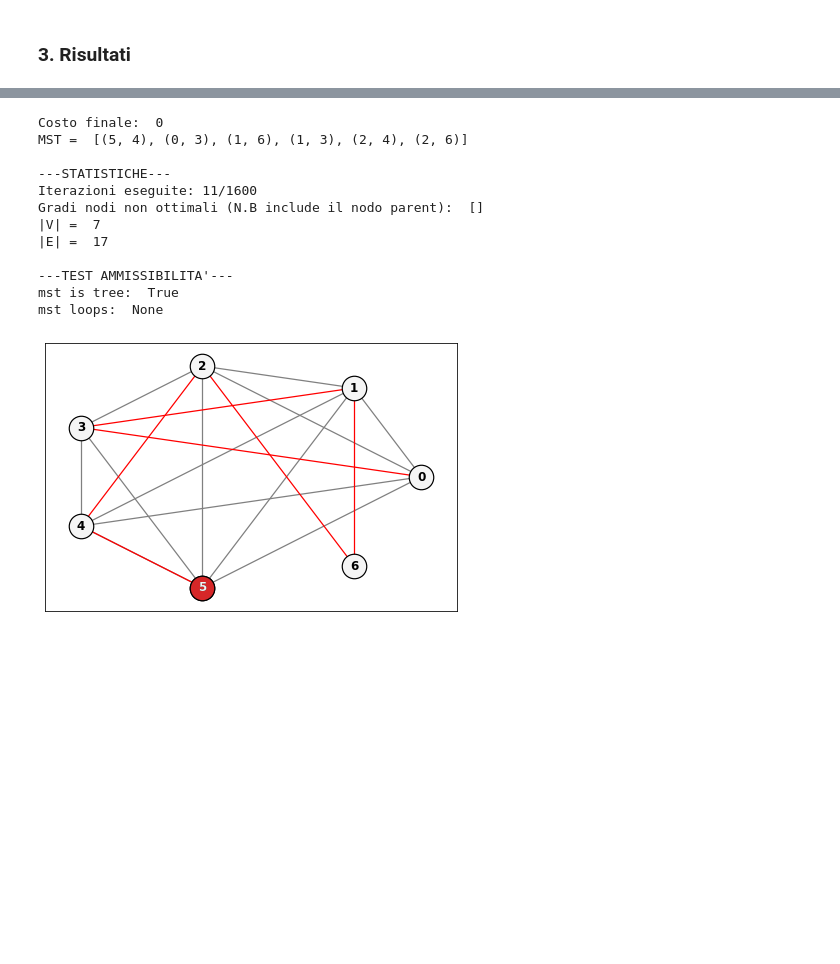
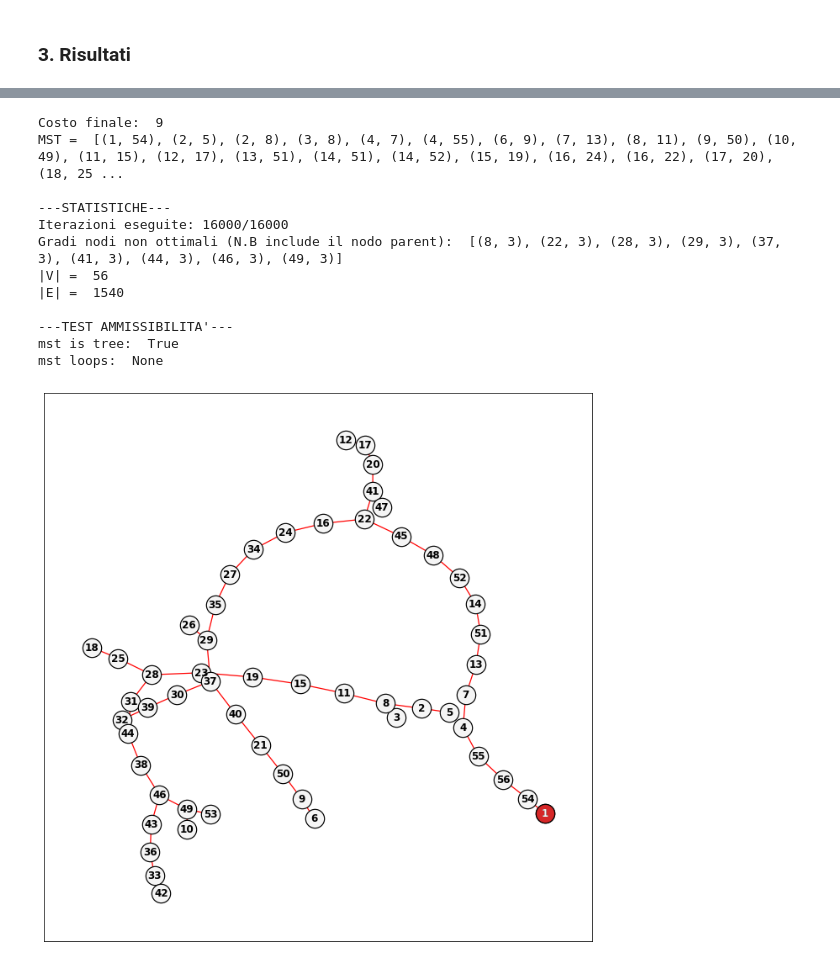
Before and after one commit to floysh/OR-project, a Jupyter notebook: progetto.ipynb, the cells around one changed output, grey strips where cells are left out. Saved outputs shown, nothing was run; the diff lists cells and outputs as text; code cells hidden in the pictures; blank space fills up the shorter version.

```diff
--- a/progetto.ipynb
+++ b/progetto.ipynb
@@ -20,8 +9,9 @@ import matplotlib.pyplot as plt
 # PARAMETRI GENERALI
 OUT_DIR = "out" # dove salvare i disegni dei grafi (x debug)
 
-MAX_NODES = 26
-GRAPH_GENERATOR = "NX_COMPLETE" # [NX_ATLAS | NX_COMPLETE | CUSTOM ]
+ROOT_NODE = 1
+MAX_NODES = 56
+GRAPH_GENERATOR = "NX_COMPLETE_GRAPH" # [NX_ATLAS | NX_COMPLETE_GRAPH | CUSTOM ]
 # %% [markdown]
 ### Inizializzazione
 # %%
@@ -32,6 +22,7 @@ GRAPH_GENERATOR = "NX_COMPLETE" # [NX_ATLAS | NX_COMPLETE | CUSTOM ]
 
 # Grafo di test
 if not "GRAPH_GENERATOR" in globals() or GRAPH_GENERATOR == "CUSTOM":
+    print("[INFO] Uso generatore mio")
     G = nx.Graph()
     G.add_nodes_from([
         x for x in range(1, MAX_NODES+1)
@@ -57,13 +48,17 @@ else :
             # 420
             # 969
             # 1196
-            G = nx.graph_atlas(969)
+            atlas_num = 969
+            print("[INFO] Uso generatore nx.atlas (seed={})".format(atlas_num))
+            G = nx.graph_atlas(atlas_num)
         case "NX_COMPLETE_GRAPH":
+            print("[INFO] Uso generatore grafo completo (n={})".format(MAX_NODES))
             G = nx.complete_graph(range(1,MAX_NODES+1))
         case _:
             # robetta semplice
+            atlas_num = 1234
             print("[WARN] Generatore non valido, uso grafo di test (nx.atlas, id=1234)")
-            G = nx.graph_atlas(1234)
+            G = nx.graph_atlas(atlas_num)
 
 # Prepara directory in cui salvare i rendering
 OUT_DIR = os.path.join(os.getcwd(),OUT_DIR)
@@ -78,15 +73,18 @@ def draw_graph(graph, MST=nx.empty_graph(), root_node=None):
     # adapted from:
     # https://stackoverflow.com/questions/60164893/highlighting-certain-nodes-edges-in-networkx-issues-with-using-zip
 
-    nodes_shared_options = {"node_size": 600, "edgecolors": "black", "linewidths": 1.2}
+    nodes_shared_options = {"node_size": 500, "edgecolors": "black", "linewidths": 1.2}
     edges_shared_options = {"connectionstyle": 'arc3', "width": 1.25}
 
     # Get position using spring layout
-    #pos = nx.spring_layout(graph, seed=1234)
-    pos = nx.circular_layout(graph)
+    pos = nx.spring_layout(graph, seed=54321)
+    #pos = nx.circular_layout(graph)
 
     # Get MST path
     path_edges = list(MST.edges)
+
+    # Prepare the figure size
+    plt.figure(figsize=(max(8,MAX_NODES/6),max(8,MAX_NODES/6)))
 
     # Draw nodes and edges not included in the MST path
     #nx.draw_networkx_nodes(graph, pos, nodelist=set(graph.nodes)-set(MST.nodes))
@@ -171,8 +162,6 @@ cost:  3
 # %%
 # PARAMETRI RICERCA
-ROOT_NODE = 5
-
-MAX_ITER = 1600
+MAX_ITER = 16000
 DEBUG_IMPROVEMENT = False
 SAVE_STEP_GRAPHS = False
 # %%
@@ -375,40 +374,40 @@ while len(candidates) > 0 and iter < MAX_ITER:
 # PRINT RESULTS
 print("Costo finale: ", cost(mst, ROOT_NODE))
 print("MST = ",mst.edges)
-draw_graph(G, mst, ROOT_NODE)
-save_figure(name="final")
+draw_graph(mst, mst, ROOT_NODE)
+save_figure(name="mst_final")
 
 print("")
 print("---STATISTICHE---")
 print("Iterazioni eseguite: {}/{}".format(iter,MAX_ITER))
-print("Gradi nodi non ottimali (N.B include il nodo parent): ",[(n,x-1) for (n,x) in mst.degree() if x > 2])
+print("Gradi nodi non ottimali (N.B include il nodo parent): ",[(n,x) for (n,x) in mst.degree() if x > 2])
 print("|V| = ", G.number_of_nodes())
 print("|E| = ", G.number_of_edges())
 
 
 
 print("")
 print("---TEST AMMISSIBILITA'---")
 
 print("mst is tree: ",nx.is_tree(mst))
 
 try:
     cycletest = nx.algorithms.cycles.find_cycle(mst, orientation="ignore")
 except:
     cycletest = None
 finally:
     print("mst loops: ", cycletest)
 # %% [output]
-Costo finale:  0
-MST =  [(5, 4), (0, 3), (1, 6), (1, 3), (2, 4), (2, 6)]
+Costo finale:  9
+MST =  [(1, 54), (2, 5), (2, 8), (3, 8), (4, 7), (4, 55), (6, 9), (7, 13), (8, 11), (9, 50), (10, 49), (11, 15), (12, 17), (13, 51), (14, 51), (14, 52), (15, 19), (16, 24), (16, 22), (17, 20), (18, 25 ...
 
 ---STATISTICHE---
-Iterazioni eseguite: 11/1600
-Gradi nodi non ottimali (N.B include il nodo parent):  []
-|V| =  7
-|E| =  17
+Iterazioni eseguite: 16000/16000
+Gradi nodi non ottimali (N.B include il nodo parent):  [(8, 3), (22, 3), (28, 3), (29, 3), (37, 3), (41, 3), (44, 3), (46, 3), (49, 3)]
+|V| =  56
+|E| =  1540
 
 ---TEST AMMISSIBILITA'---
 mst is tree:  True
 mst loops:  None
-[figure, old version]
+[figure, new version]
```
Also changed, not shown: parts of 10 cells of this notebook.
